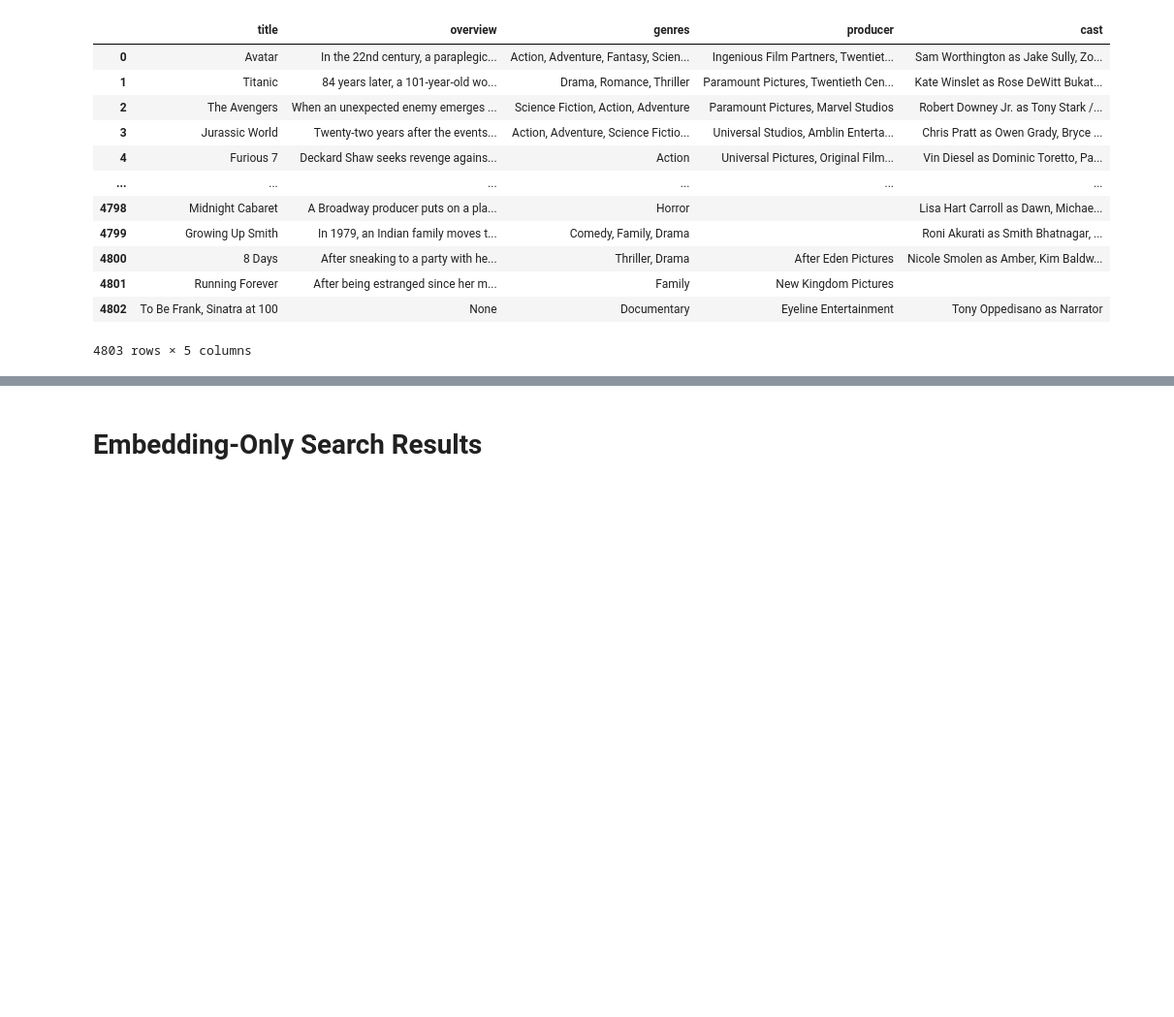
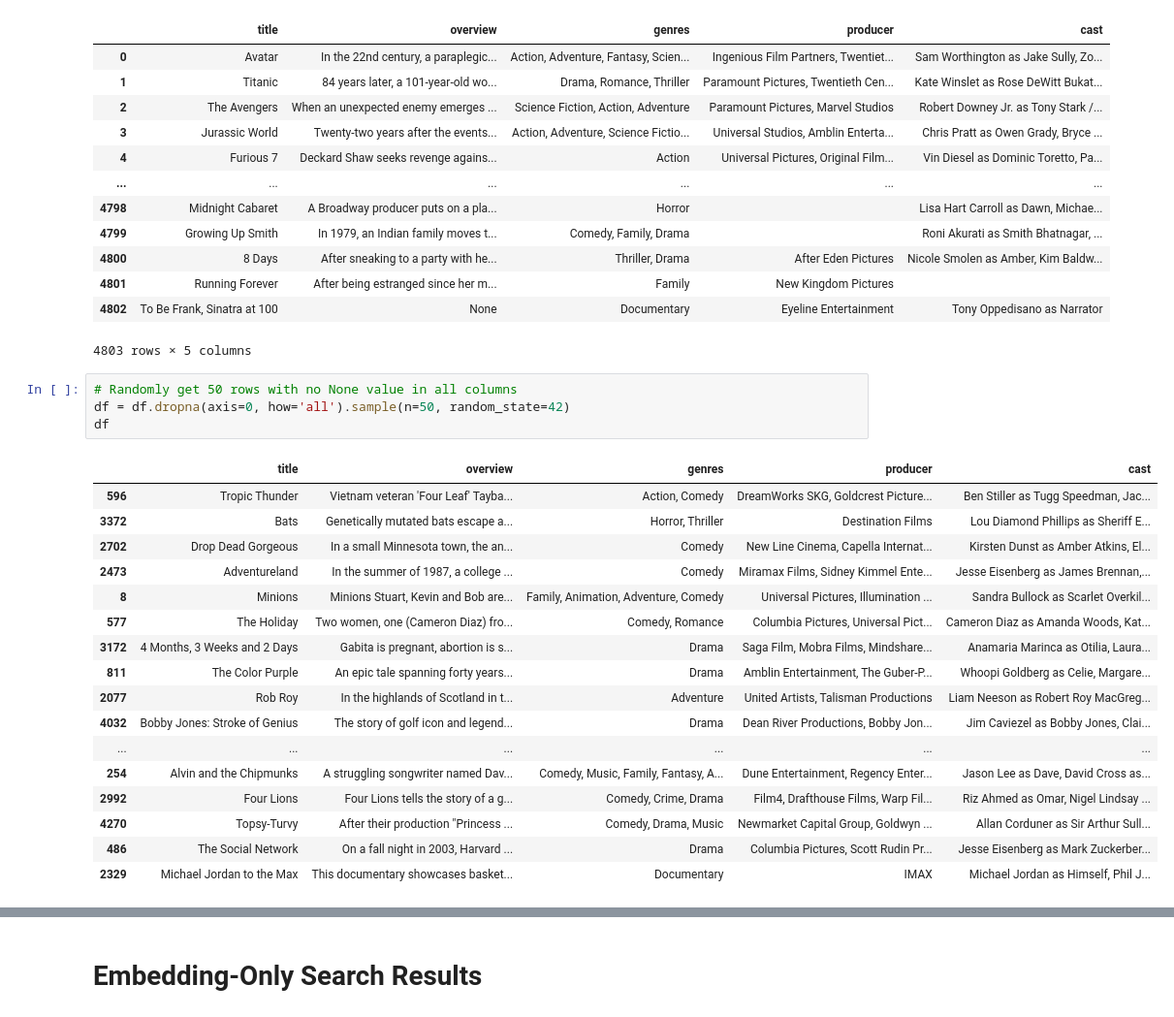
Before and after one commit to tam159/generative_ai, a Jupyter notebook: llm/notebook/enhanced_retriever/cohere_rerank_df_search.ipynb, the cells around one changed output, grey strips where cells are left out. Shown at 97% size. Drawn from its saved outputs; the diff is of its cells as text; blank space fills up the shorter version.

```diff
--- a/llm/notebook/enhanced_retriever/cohere_rerank_df_search.ipynb
+++ b/llm/notebook/enhanced_retriever/cohere_rerank_df_search.ipynb
@@ -37,4 +37,26 @@ df
 | 4801 | Running Forever | After being estranged since her m... | Family | New Kingdom Pictures |  |
 | 4802 | To Be Frank, Sinatra at 100 | None | Documentary | Eyeline Entertainment | Tony Oppedisano as Narrator |
 4803 rows × 5 columns
+# %%
+# Randomly get 50 rows with no None value in all columns
+df = df.dropna(axis=0, how='all').sample(n=50, random_state=42)
+df
+# %% [output]
+|  | title | overview | genres | producer | cast |
+| 596 | Tropic Thunder | Vietnam veteran 'Four Leaf' Tayba... | Action, Comedy | DreamWorks SKG, Goldcrest Picture... | Ben Stiller as Tugg Speedman, Jac... |
+| 3372 | Bats | Genetically mutated bats escape a... | Horror, Thriller | Destination Films | Lou Diamond Phillips as Sheriff E... |
+| 2702 | Drop Dead Gorgeous | In a small Minnesota town, the an... | Comedy | New Line Cinema, Capella Internat... | Kirsten Dunst as Amber Atkins, El... |
+| 2473 | Adventureland | In the summer of 1987, a college ... | Comedy | Miramax Films, Sidney Kimmel Ente... | Jesse Eisenberg as James Brennan,... |
+| 8 | Minions | Minions Stuart, Kevin and Bob are... | Family, Animation, Adventure, Comedy | Universal Pictures, Illumination ... | Sandra Bullock as Scarlet Overkil... |
+| 577 | The Holiday | Two women, one (Cameron Diaz) fro... | Comedy, Romance | Columbia Pictures, Universal Pict... | Cameron Diaz as Amanda Woods, Kat... |
+| 3172 | 4 Months, 3 Weeks and 2 Days | Gabita is pregnant, abortion is s... | Drama | Saga Film, Mobra Films, Mindshare... | Anamaria Marinca as Otilia, Laura... |
+| 811 | The Color Purple | An epic tale spanning forty years... | Drama | Amblin Entertainment, The Guber-P... | Whoopi Goldberg as Celie, Margare... |
+| 2077 | Rob Roy | In the highlands of Scotland in t... | Adventure | United Artists, Talisman Productions | Liam Neeson as Robert Roy MacGreg... |
+| 4032 | Bobby Jones: Stroke of Genius | The story of golf icon and legend... | Drama | Dean River Productions, Bobby Jon... | Jim Caviezel as Bobby Jones, Clai... |
+| ... | ... | ... | ... | ... | ... |
+| 254 | Alvin and the Chipmunks | A struggling songwriter named Dav... | Comedy, Music, Family, Fantasy, A... | Dune Entertainment, Regency Enter... | Jason Lee as Dave, David Cross as... |
+| 2992 | Four Lions | Four Lions tells the story of a g... | Comedy, Crime, Drama | Film4, Drafthouse Films, Warp Fil... | Riz Ahmed as Omar, Nigel Lindsay ... |
+| 4270 | Topsy-Turvy | After their production "Princess ... | Comedy, Drama, Music | Newmarket Capital Group, Goldwyn ... | Allan Corduner as Sir Arthur Sull... |
+| 486 | The Social Network | On a fall night in 2003, Harvard ... | Drama | Columbia Pictures, Scott Rudin Pr... | Jesse Eisenberg as Mark Zuckerber... |
+| 2329 | Michael Jordan to the Max | This documentary showcases basket... | Documentary | IMAX | Michael Jordan as Himself, Phil J... |
 # %%
```
Also changed, not shown: parts of 4 cells of this notebook.
